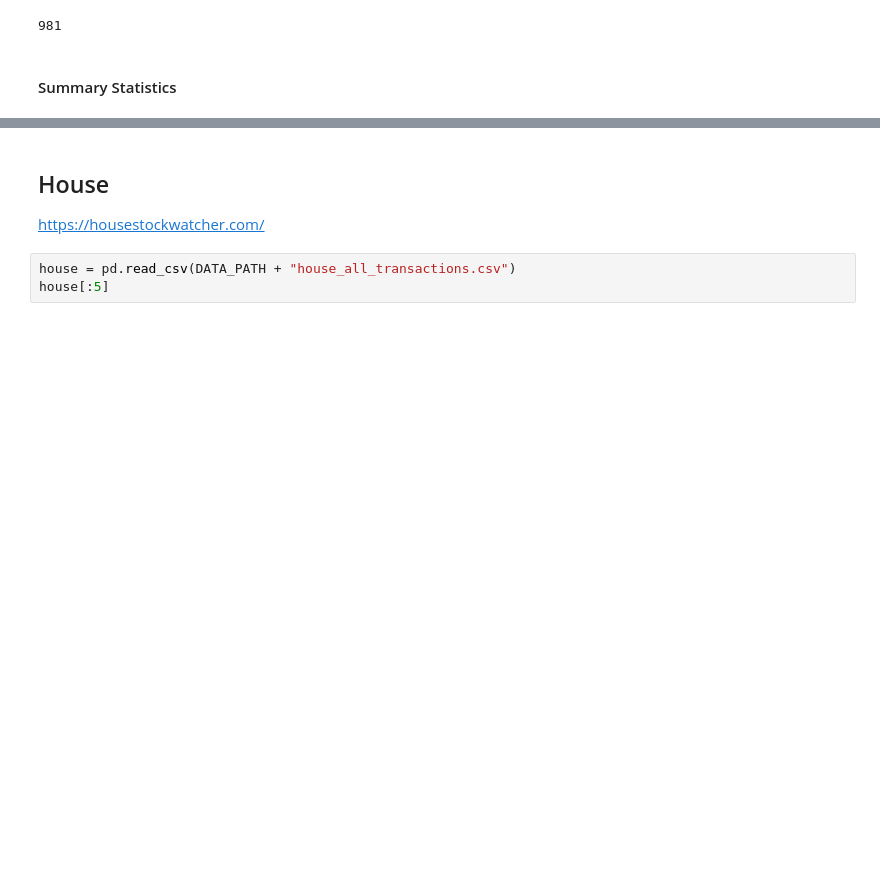
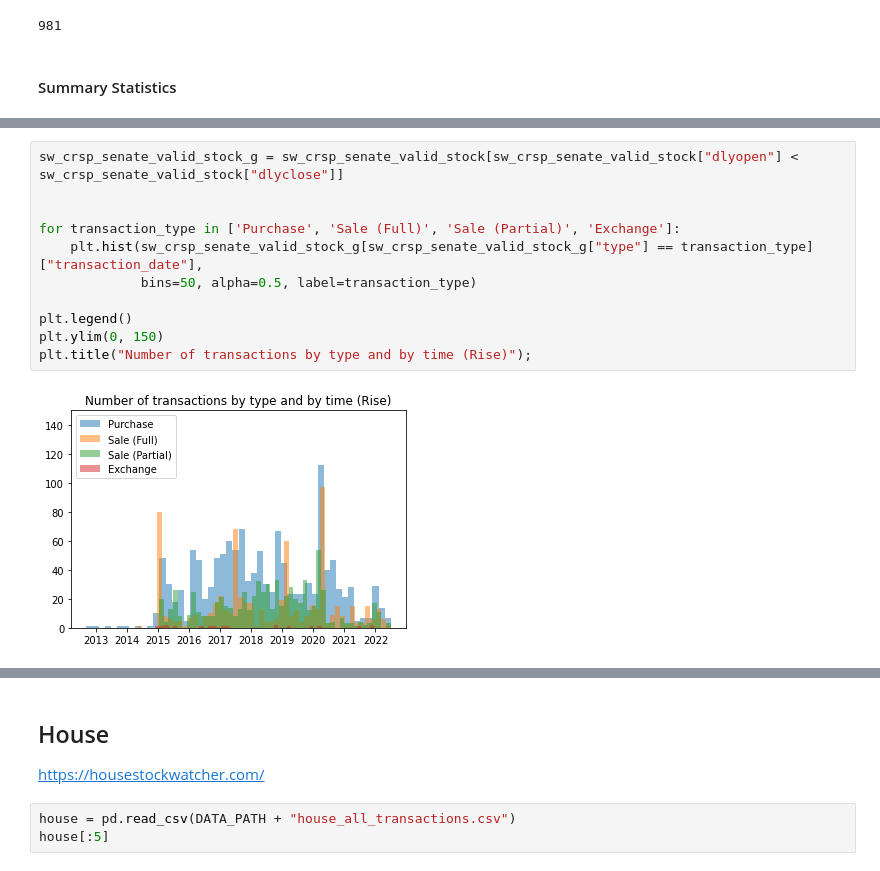
Before and after one commit to oooyiyangc/politician-voting-yc, a Jupyter notebook: src/eda.ipynb, the cells around one changed output, grey strips where cells are left out. Saved outputs shown, nothing was run; the diff lists cells and outputs as text; blank space fills up the shorter version.

```diff
--- a/src/eda.ipynb
+++ b/src/eda.ipynb
@@ -92,0 +126,13 @@ plt.title("Transaction Amounts");
+# %%
+sw_crsp_senate_valid_stock_g = sw_crsp_senate_valid_stock[sw_crsp_senate_valid_stock["dlyopen"] < sw_crsp_senate_valid_stock["dlyclose"]]
+
+
+for transaction_type in ['Purchase', 'Sale (Full)', 'Sale (Partial)', 'Exchange']:
+    plt.hist(sw_crsp_senate_valid_stock_g[sw_crsp_senate_valid_stock_g["type"] == transaction_type]["transaction_date"],
+             bins=50, alpha=0.5, label=transaction_type)
+
+plt.legend()
+plt.ylim(0, 150)
+plt.title("Number of transactions by type and by time (Rise)");
+# %% [output]
+[figure, added]
```
Also changed, not shown: parts of 26 cells of this notebook, 1 other file.
